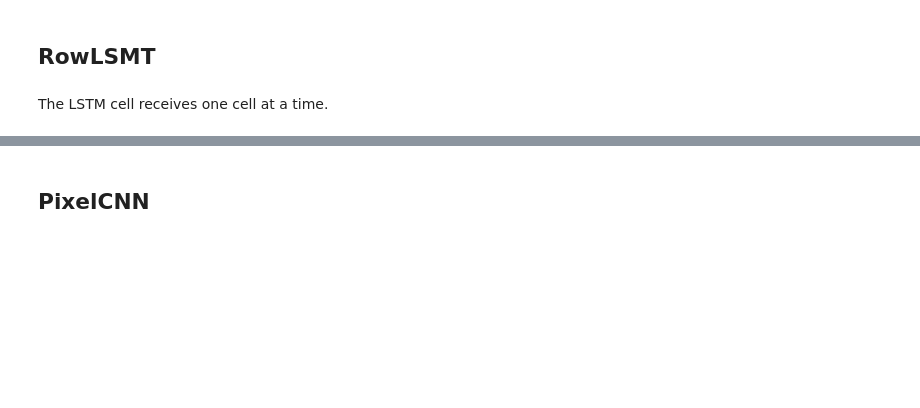
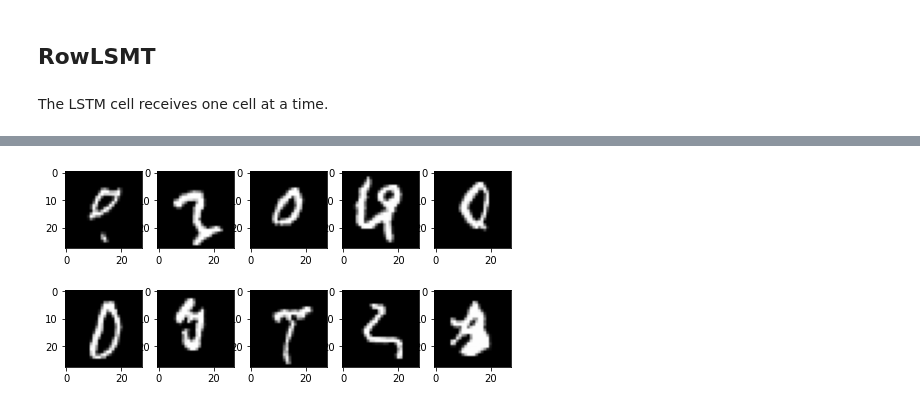
Before and after one commit to World4AI/World4AI, a Jupyter notebook: website/src/notebooks/autoregressive_generative/PixelRNN.ipynb, the cells around one changed output, grey strips where cells are left out. Saved outputs shown, nothing was run; the diff lists cells and outputs as text; code cells hidden in the pictures; blank space fills up the shorter version.

```diff
--- a/website/src/notebooks/autoregressive_generative/PixelRNN.ipynb
+++ b/website/src/notebooks/autoregressive_generative/PixelRNN.ipynb
@@ -157,7 +164,7 @@ class PixelRNN(nn.Module):
 
     def forward(self, x):
         x = self.layers(x)
-        x = x.view(BATCH_SIZE, 256, 1, 28, 28)
+        x = x.view(-1, 256, 1, 28, 28)
         return x
 # %%
 test_images = torch.randn(BATCH_SIZE, 1, 28, 28, device=DEVICE)
@@ -213,2 +238,25 @@ train()
-# %% [markdown]
-## PixelCNN
+# %%
+@torch.inference_mode()
+def sample(model, num_images):
+    width = 28
+    height = 28
+    img = torch.zeros((num_images, 1, height, width)).to(DEVICE)
+    for h in range(height):
+        for w in range(width):
+                pred = model(img / 255.0)[:, :, :, h, w].squeeze()
+                probs = F.softmax(pred, dim=1)
+                sampled = torch.multinomial(probs, num_samples=1).squeeze(dim=-1)
+                img[:, 0, h, w] = sampled
+    return img
+# %%
+sampled_images = sample(model, 10)
+# %%
+fig = plt.figure(figsize=(8, 4))
+columns = 5
+rows = 2
+for i, img in enumerate(sampled_images):
+    fig.add_subplot(rows, columns, i+1)
+    plt.imshow(img.squeeze().cpu().numpy(), cmap="gray")
+plt.show()
+# %% [output]
+[figure, added]
```
Also changed, not shown: parts of 8 cells of this notebook.
